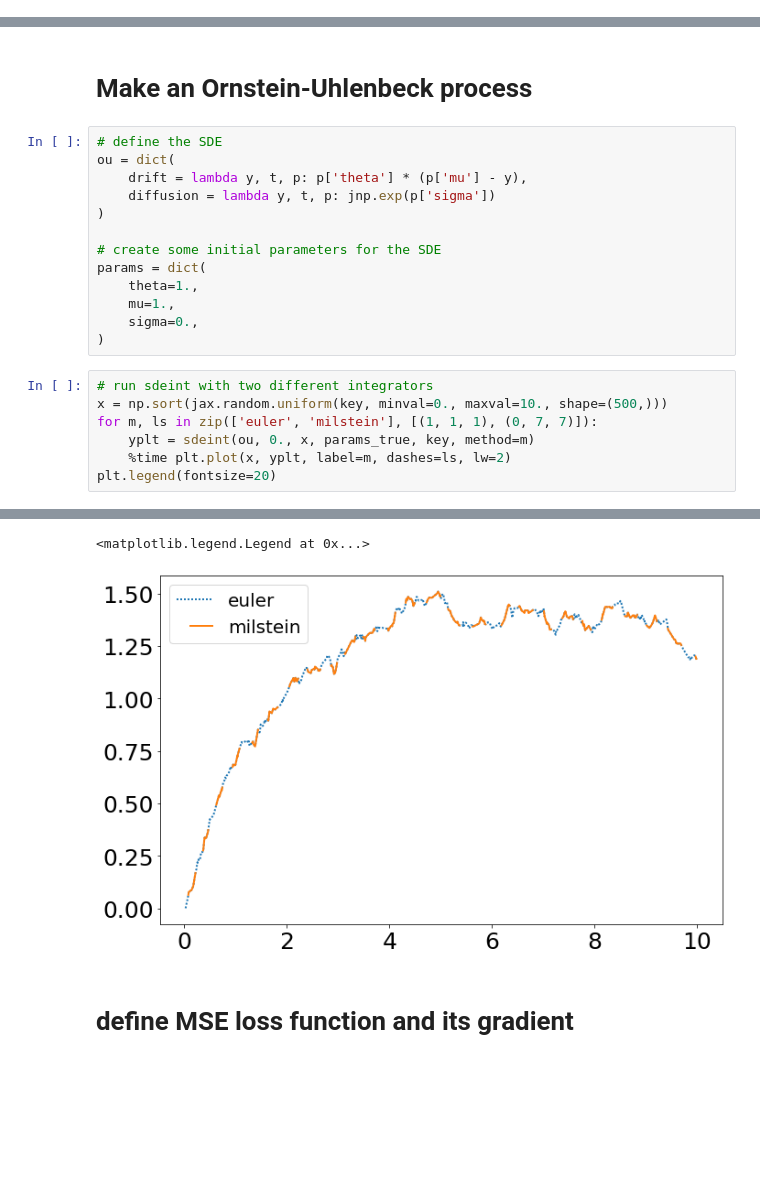
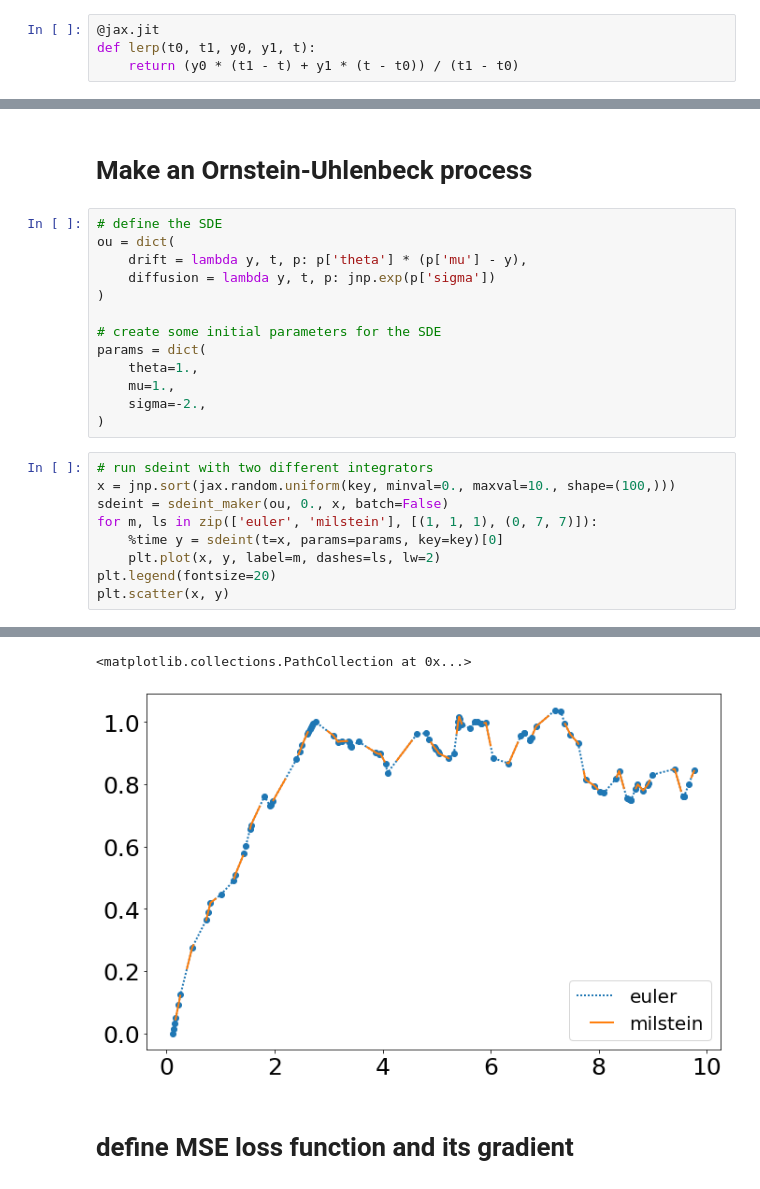
Before and after one commit to al-jshen/jx, a Jupyter notebook: notebooks/sde.ipynb, the cells around one changed output, grey strips where cells are left out. Drawn from its saved outputs; the diff is of its cells as text; blank space fills up the shorter version.

```diff
--- a/notebooks/sde.ipynb
+++ b/notebooks/sde.ipynb
@@ -27,4 +27,8 @@ def noise(key, dt):
     return jax.random.normal(key) * jnp.sqrt(dt)
 # %% [markdown]
 # SDE methods
+# %%
+@jax.jit
+def lerp(t0, t1, y0, y1, t):
+    return (y0 * (t1 - t) + y1 * (t - t0)) / (t1 - t0)
 # %%
@@ -95,13 +172,15 @@ ou = dict(
 params = dict(
     theta=1.,
     mu=1.,
-    sigma=0.,
+    sigma=-2.,
 )
 # %%
 # run sdeint with two different integrators
-x = np.sort(jax.random.uniform(key, minval=0., maxval=10., shape=(500,)))
+x = jnp.sort(jax.random.uniform(key, minval=0., maxval=10., shape=(100,)))
+sdeint = sdeint_maker(ou, 0., x, batch=False)
 for m, ls in zip(['euler', 'milstein'], [(1, 1, 1), (0, 7, 7)]):
-    yplt = sdeint(ou, 0., x, params_true, key, method=m)
-    %time plt.plot(x, yplt, label=m, dashes=ls, lw=2)
+    %time y = sdeint(t=x, params=params, key=key)[0]
+    plt.plot(x, y, label=m, dashes=ls, lw=2)
 plt.legend(fontsize=20)
+plt.scatter(x, y)
 # %% [output]
@@ -112,5 +191,5 @@ Wall time: 3.52 ms
-<matplotlib.legend.Legend at 0x...>
+<matplotlib.collections.PathCollection at 0x...>
-[figure, old version]
+[figure, new version]
 # %% [markdown]
 # define MSE loss function and its gradient
 # %%
```
Also changed, not shown: parts of 18 cells of this notebook, 2 other files.
